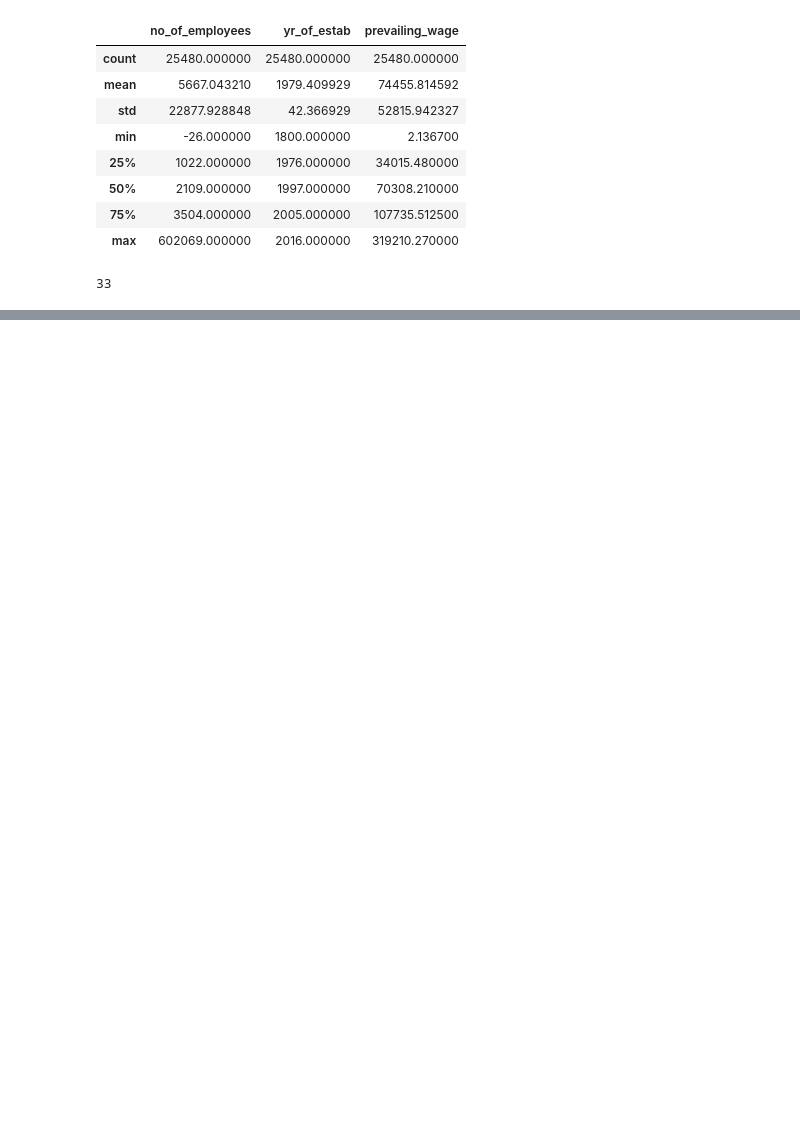
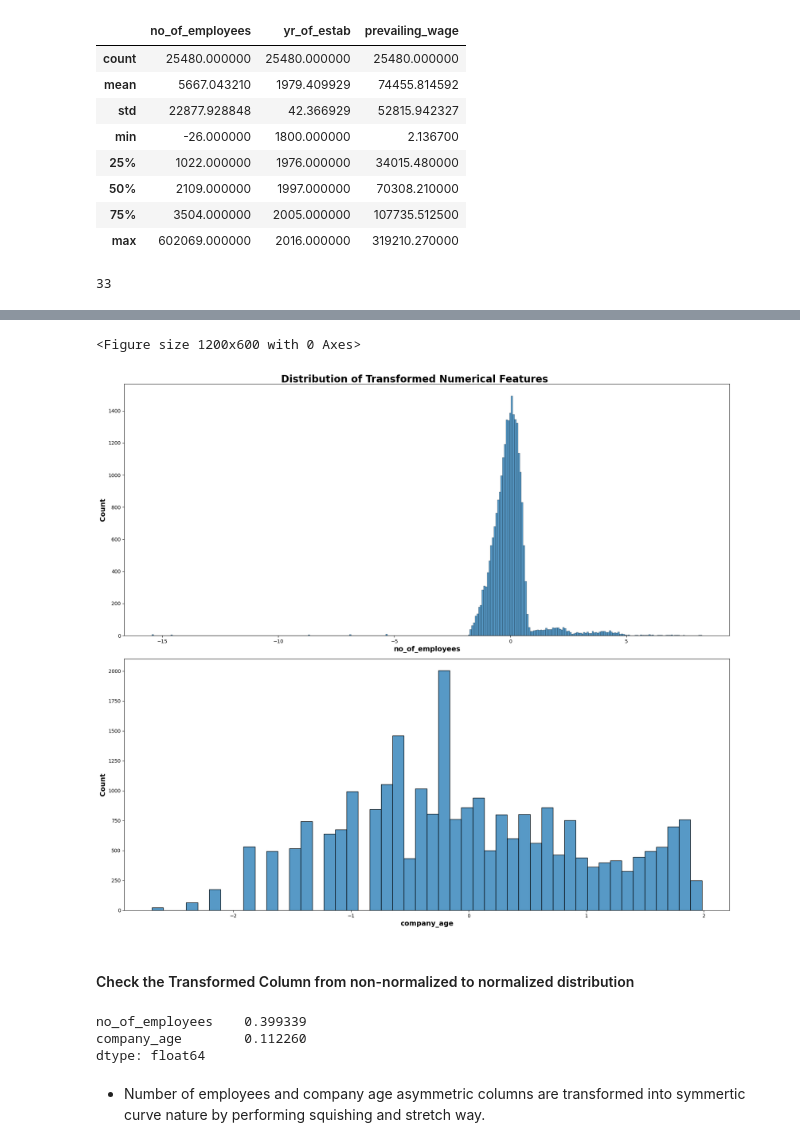
Before and after one commit to galibmulani/US-Visa, a Jupyter notebook: notebook/02_Feature_Engeering_And_Model_Training.ipynb, the cells around one changed output, grey strips where cells are left out. Drawn from its saved outputs; the diff is of its cells as text; code cells hidden in the pictures; blank space fills up the shorter version.

```diff
--- a/notebook/02_Feature_Engeering_And_Model_Training.ipynb
+++ b/notebook/02_Feature_Engeering_And_Model_Training.ipynb
@@ -159,0 +295,16 @@ Name: count, dtype: int64
+# %%
+from sklearn.preprocessing import PowerTransformer
+
+pt = PowerTransformer(method='yeo-johnson')
+var = 'prevailing_wage'# change to empty
+print(type(new_numerical_features))
+# maximizes gaussianity of the transformed data
+for i in new_numerical_features:
+    if i == var:
+        new_numerical_features.remove(var)
+    else:
+        pass
+#uncommented for first run
+print(new_numerical_features)
+X_transformed_features = pt.fit_transform(X[new_numerical_features])
+X_transformed_features
@@ -159,0 +321,3 @@ Name: count, dtype: int64
+# %%
+X_copy = pd.DataFrame(X_transformed_features,columns=new_numerical_features)
+X_copy.head()
@@ -159,0 +331,25 @@ Name: count, dtype: int64
+# %%
+plt.figure(figsize=(12,6))
+num = len(new_numerical_features)
+fig,ax = plt.subplots(num,1,figsize=(18,16))
+plt.suptitle("Distribution of Transformed Numerical Features",fontsize=20,weight='bold')
+for i,col in enumerate(new_numerical_features):
+    sns.histplot(x=X_copy[col],ax=ax[i])
+    ax[i].set_xlabel(col,fontsize=14,weight='bold')
+    ax[i].set_ylabel('Count',fontsize=14,weight='bold')
+
+plt.tight_layout()
+plt.show()
+# %% [output]
+<Figure size 1200x600 with 0 Axes>
+[figure, added]
+# %% [markdown]
+#### Check the Transformed Column from non-normalized to normalized distribution
+# %%
+X_copy[new_numerical_features].skew()
+# %% [output]
+no_of_employees    0.399339
+company_age        0.112260
+dtype: float64
+# %% [markdown]
+- Number of employees and company age asymmetric columns are transformed into symmertic curve nature by performing squishing and stretch way.
```
Also changed, not shown: parts of 64 cells of this notebook.
